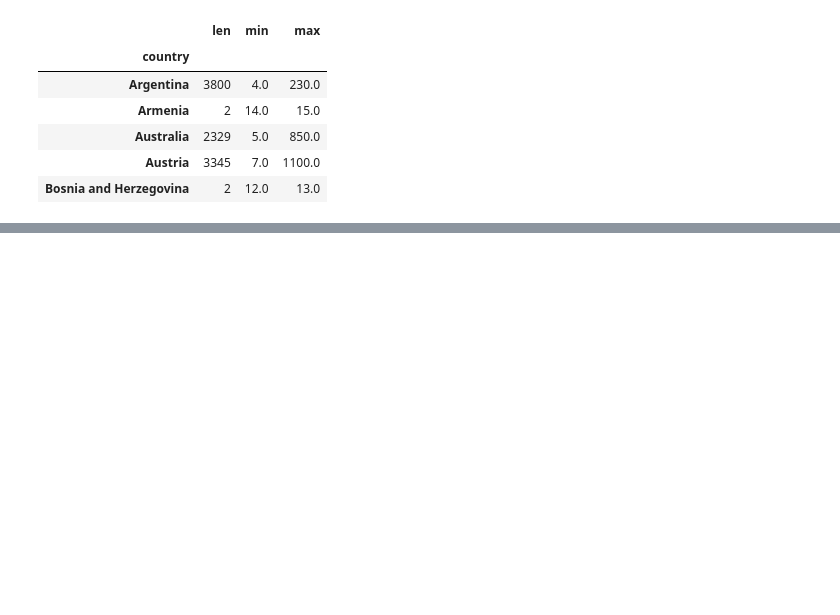
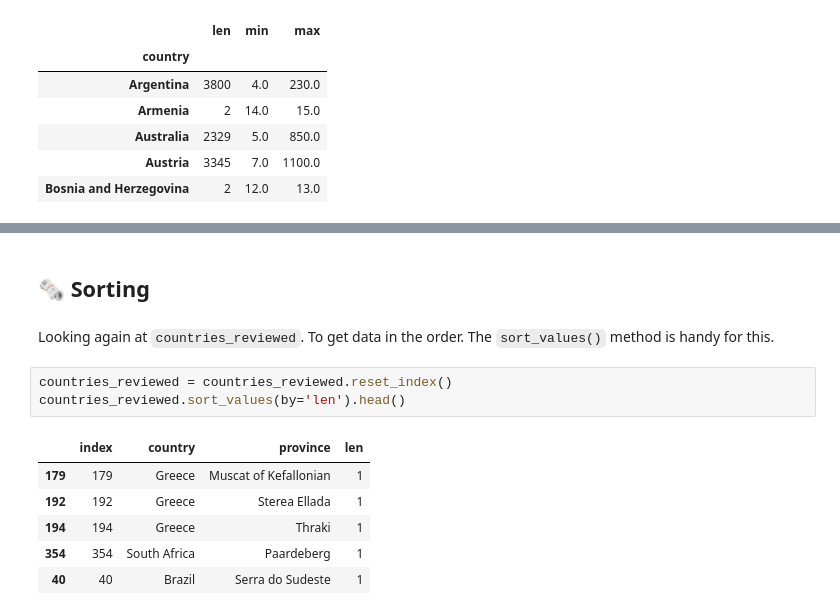
Before and after one commit to sean821111/Learning-Pandas, a Jupyter notebook: grouping_and_sorting.ipynb, the cells around one changed output, grey strips where cells are left out. Saved outputs shown, nothing was run; the diff lists cells and outputs as text; blank space fills up the shorter version.

Commit message:
<feat> finish grouping and sorting

```diff
--- a/group_and_sorting.ipynb
+++ b/grouping_and_sorting.ipynb
@@ -95,0 +140,14 @@ reviews.groupby(['country']).price.agg([len, min, max]).head()
+# %% [markdown]
+## 🗞 Sorting
+# %% [markdown]
+Looking again at `countries_reviewed`. To get data in the order. The `sort_values()` method is handy for this.
+# %%
+countries_reviewed = countries_reviewed.reset_index()
+countries_reviewed.sort_values(by='len').head()
+# %% [output]
+|  | index | country | province | len |
+| 179 | 179 | Greece | Muscat of Kefallonian | 1 |
+| 192 | 192 | Greece | Sterea Ellada | 1 |
+| 194 | 194 | Greece | Thraki | 1 |
+| 354 | 354 | South Africa | Paardeberg | 1 |
+| 40 | 40 | Brazil | Serra do Sudeste | 1 |
```
Also changed, not shown: parts of 11 cells of this notebook, 1 other file.
